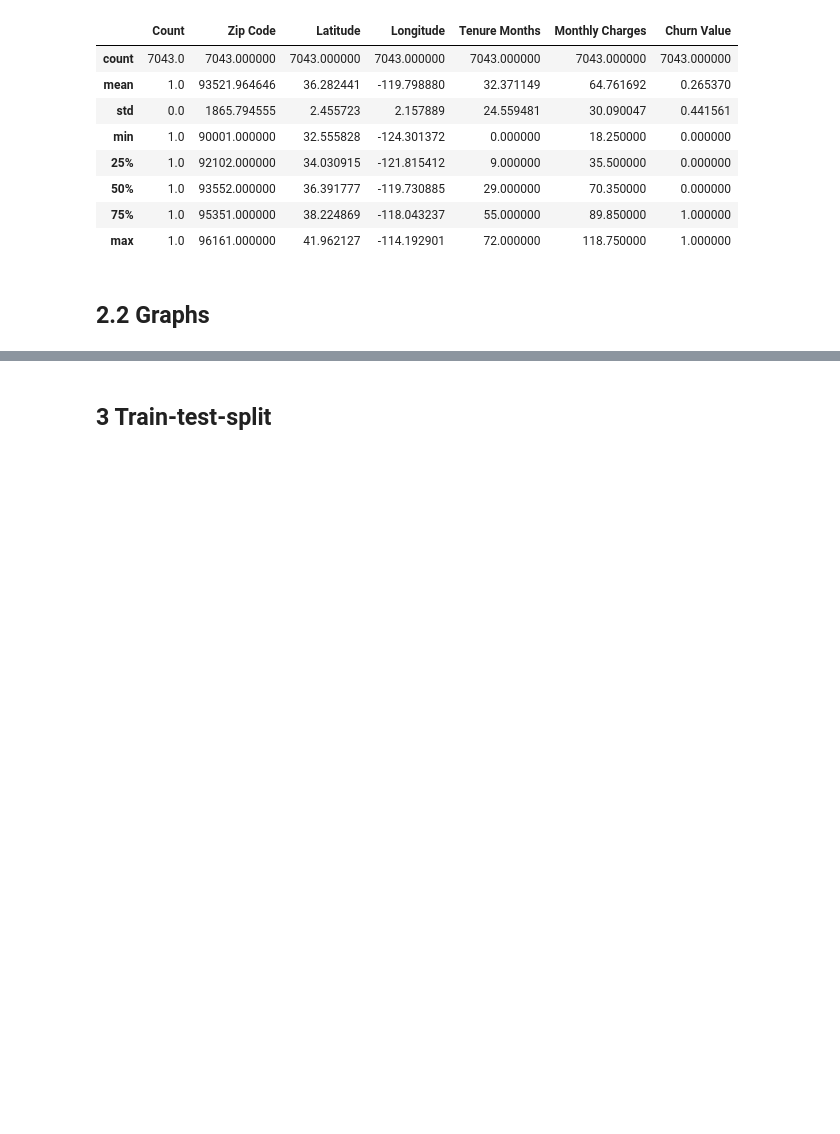
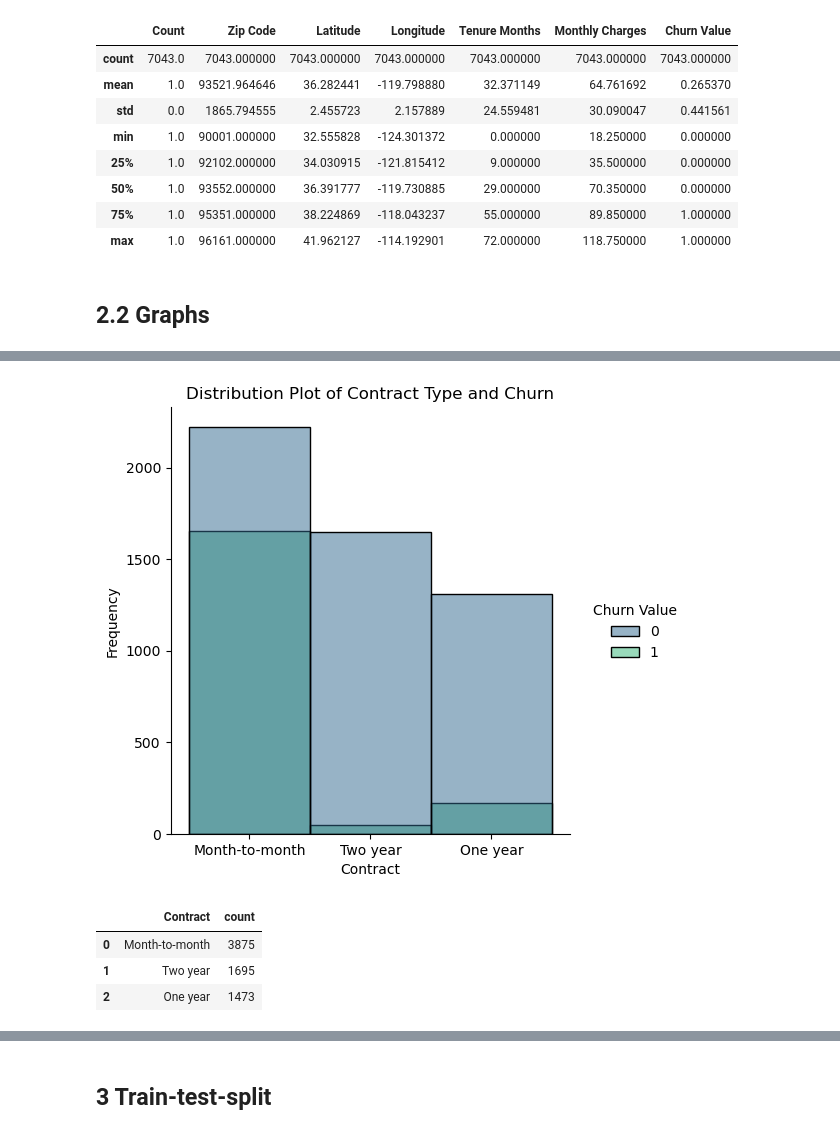
Before and after one commit to ldearlove/Digital-Futures-Swan-Project, a Jupyter notebook: White Swan.ipynb, the cells around one changed output, grey strips where cells are left out. Drawn from its saved outputs; the diff is of its cells as text; code cells hidden in the pictures; blank space fills up the shorter version.

```diff
--- a/White Swan.ipynb
+++ b/White Swan.ipynb
@@ -157,11 +190,25 @@ plt.show()
 # %%
-sns.displot(data=df, x='Contract', hue='Churn Value', kind='hist',  palette='viridis', bins=20)
+sns.displot(data=df, x='Contract',
+            hue='Churn Value',
+            kind='hist',
+            palette='viridis',
+            bins=20)
 plt.title('Distribution Plot of Contract Type and Churn')
 plt.xlabel('Contract')
 plt.ylabel('Frequency')
 plt.show()
+# %% [output]
+[figure, added]
 # %%
 ##Liams
+# %%
+contract_totals = df['Contract'].value_counts().reset_index()
+contract_totals
+# %% [output]
+|  | Contract | count |
+| 0 | Month-to-month | 3875 |
+| 1 | Two year | 1695 |
+| 2 | One year | 1473 |
 # %%
 # Plot the pie chart
 plt.figure(figsize=(10, 6))
```
Also changed, not shown: parts of 14 cells of this notebook.
